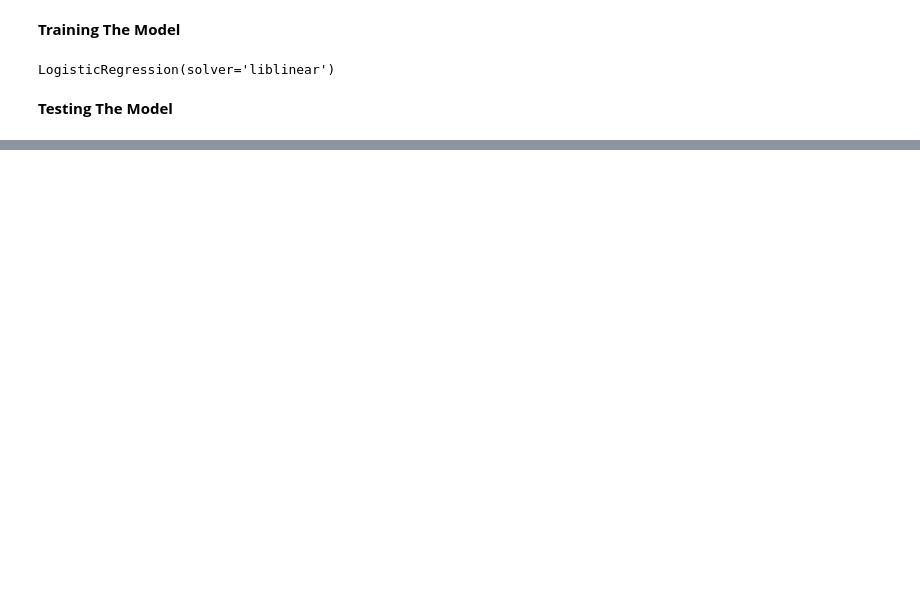
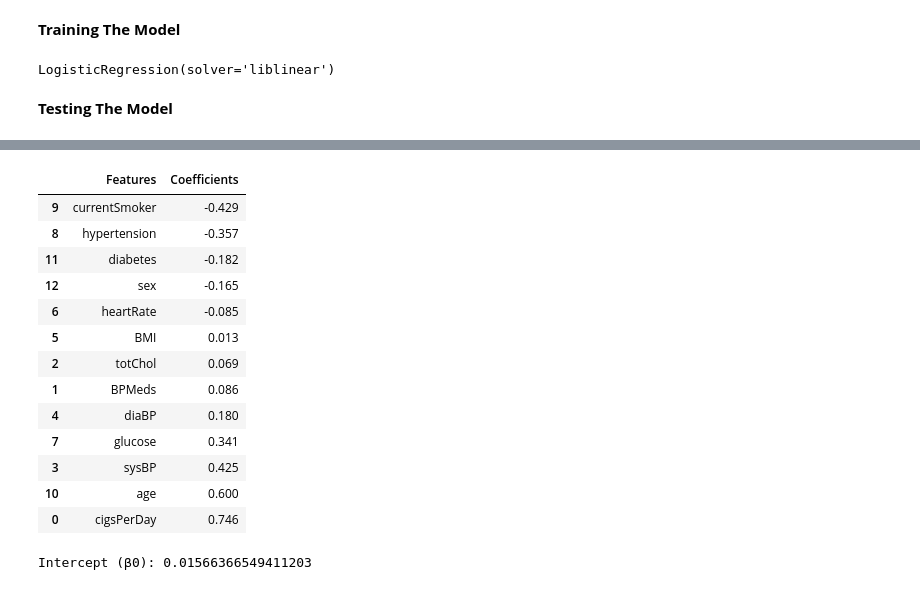
Before and after one commit to rachelrodrigues/Career-Launch-Group-7, a Jupyter notebook: Data_Prep_+_Algorithm.ipynb, the cells around one changed output, grey strips where cells are left out. Saved outputs shown, nothing was run; the diff lists cells and outputs as text; code cells hidden in the pictures; blank space fills up the shorter version.

```diff
--- a/Data_Prep_+_Algorithm.ipynb
+++ b/Data_Prep_+_Algorithm.ipynb
@@ -510,0 +642,11 @@ Confusion Matrix:
+# %%
+y1 = df_fhs['TenYearCHD']
+os = SMOTE(random_state=0)
+X_os, y_os = os.fit_resample(X1, y1)
+X_train, X_test, y_train, y_test = train_test_split(X_os, y_os, test_size = 0.3, random_state = 0)
+model_lr_1 = LogisticRegression(solver= 'liblinear')
+sc_train = StandardScaler().fit(X_train)
+X_train_sc = sc_train.transform(X_train)
+model_lr_1.fit(X_train_sc, y_train)
+sc_test = StandardScaler().fit(X_test)
+X_test_sc = sc_test.transform(X_test)
@@ -510,0 +663,3 @@ Confusion Matrix:
+# %%
+features = list(fhs_cont.columns)
+features
@@ -510,0 +680,5 @@ Confusion Matrix:
+# %%
+coefficients = model_lr_1.coef_
+# %%
+coefficients = coefficients.ravel().tolist()
+coefficients
@@ -510,0 +699,27 @@ Confusion Matrix:
+# %%
+data = {"Features": features,
+        "Coefficients": coefficients}
+
+coeff_table = pd.DataFrame(data)
+coeff_table = coeff_table.sort_values(by='Coefficients')
+coeff_table
+# %% [output]
+|  | Features | Coefficients |
+| 9 | currentSmoker | -0.429 |
+| 8 | hypertension | -0.357 |
+| 11 | diabetes | -0.182 |
+| 12 | sex | -0.165 |
+| 6 | heartRate | -0.085 |
+| 5 | BMI | 0.013 |
+| 2 | totChol | 0.069 |
+| 1 | BPMeds | 0.086 |
+| 4 | diaBP | 0.180 |
+| 7 | glucose | 0.341 |
+| 3 | sysBP | 0.425 |
+| 10 | age | 0.600 |
+| 0 | cigsPerDay | 0.746 |
+# %%
+intercept = model_lr_1.intercept_[0]
+print("Intercept (β0):", intercept)
+# %% [output]
+Intercept (β0): 0.01566366549411203
```
Also changed, not shown: parts of 29 cells of this notebook.
